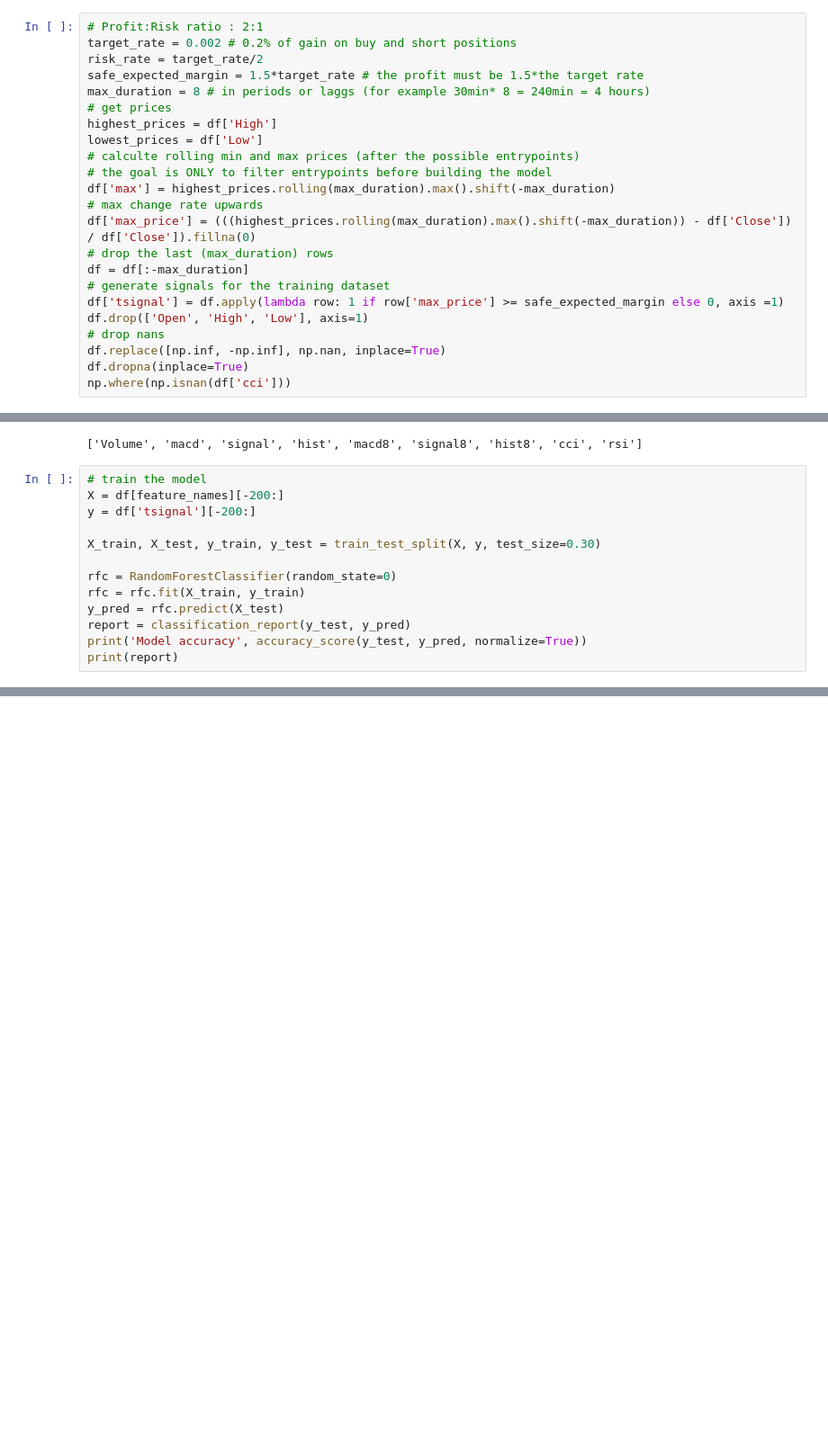
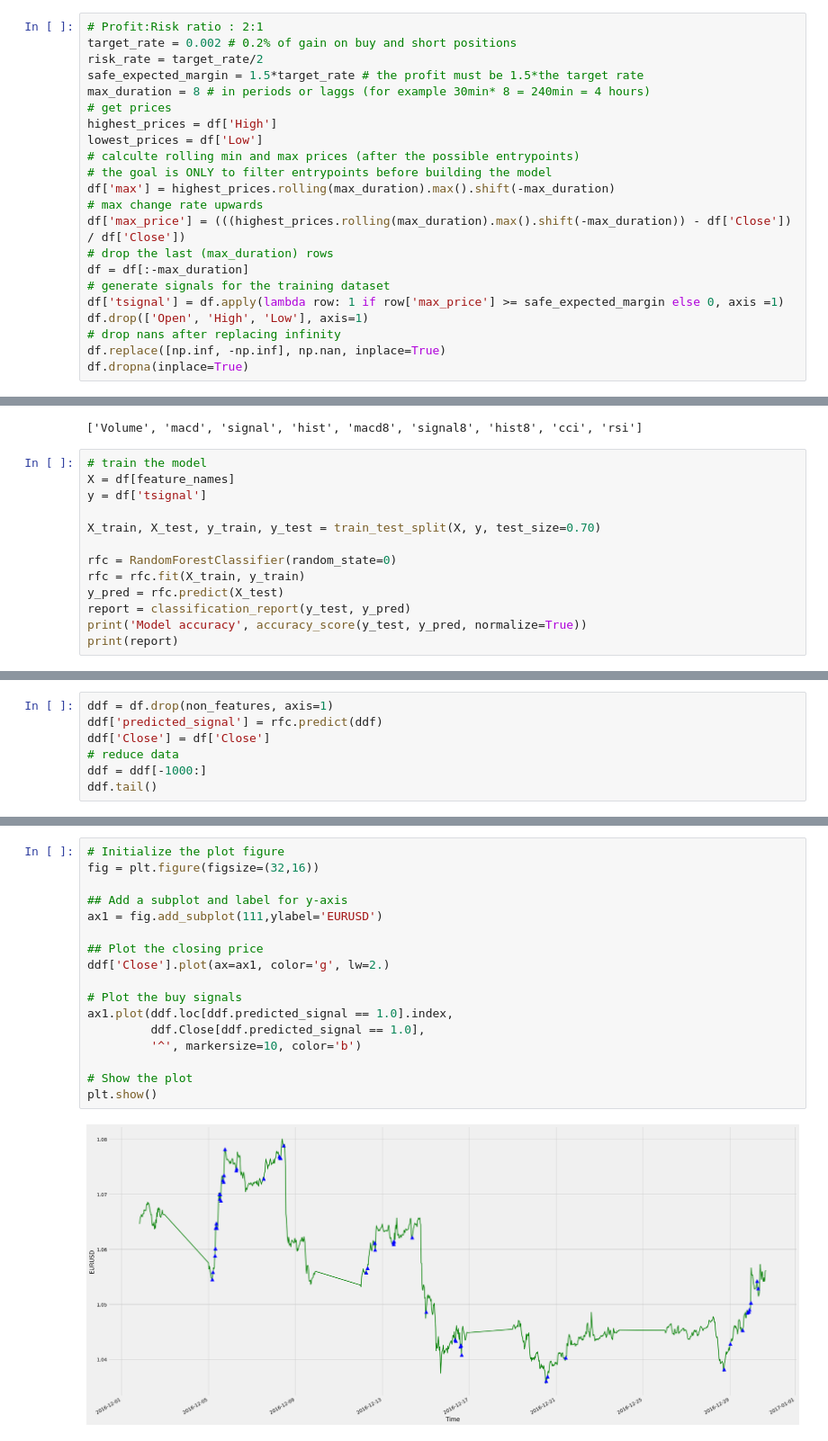
Before and after one commit to ayoubbensakhria/finance_algo, a Jupyter notebook: FXPROBOT.ipynb, the cells around one changed output, grey strips where cells are left out. Shown at 90% size. Drawn from its saved outputs; the diff is of its cells as text; blank space fills up the shorter version.

```diff
--- a/FXPROBOT.ipynb
+++ b/FXPROBOT.ipynb
@@ -171,13 +171,12 @@ lowest_prices = df['Low']
 # the goal is ONLY to filter entrypoints before building the model
 df['max'] = highest_prices.rolling(max_duration).max().shift(-max_duration)
 # max change rate upwards
-df['max_price'] = (((highest_prices.rolling(max_duration).max().shift(-max_duration)) - df['Close']) / df['Close']).fillna(0)
+df['max_price'] = (((highest_prices.rolling(max_duration).max().shift(-max_duration)) - df['Close']) / df['Close'])
 # drop the last (max_duration) rows
 df = df[:-max_duration]
 # generate signals for the training dataset
 df['tsignal'] = df.apply(lambda row: 1 if row['max_price'] >= safe_expected_margin else 0, axis =1)
 df.drop(['Open', 'High', 'Low'], axis=1)
-# drop nans
+# drop nans after replacing infinity
 df.replace([np.inf, -np.inf], np.nan, inplace=True)
 df.dropna(inplace=True)
-np.where(np.isnan(df['cci']))
@@ -197,10 +194,10 @@ print(feature_names)
 ['Volume', 'macd', 'signal', 'hist', 'macd8', 'signal8', 'hist8', 'cci', 'rsi']
 # %%
 # train the model
-X = df[feature_names][-200:]
-y = df['tsignal'][-200:]
+X = df[feature_names]
+y = df['tsignal']
 
-X_train, X_test, y_train, y_test = train_test_split(X, y, test_size=0.30)
+X_train, X_test, y_train, y_test = train_test_split(X, y, test_size=0.70)
 
 rfc = RandomForestClassifier(random_state=0)
 rfc = rfc.fit(X_train, y_train)
@@ -227,0 +226,7 @@ tree.plot_tree(rfc.estimators_[0],
+# %%
+ddf = df.drop(non_features, axis=1)
+ddf['predicted_signal'] = rfc.predict(ddf)
+ddf['Close'] = df['Close']
+# reduce data
+ddf = ddf[-1000:]
+ddf.tail()
@@ -227,0 +241,19 @@ tree.plot_tree(rfc.estimators_[0],
+# %%
+# Initialize the plot figure
+fig = plt.figure(figsize=(32,16))
+
+## Add a subplot and label for y-axis
+ax1 = fig.add_subplot(111,ylabel='EURUSD')
+
+## Plot the closing price
+ddf['Close'].plot(ax=ax1, color='g', lw=2.)
+
+# Plot the buy signals
+ax1.plot(ddf.loc[ddf.predicted_signal == 1.0].index,
+         ddf.Close[ddf.predicted_signal == 1.0],
+         '^', markersize=10, color='b')
+
+# Show the plot
+plt.show()
+# %% [output]
+[figure, added]
```
Also changed, not shown: parts of 7 cells of this notebook.
